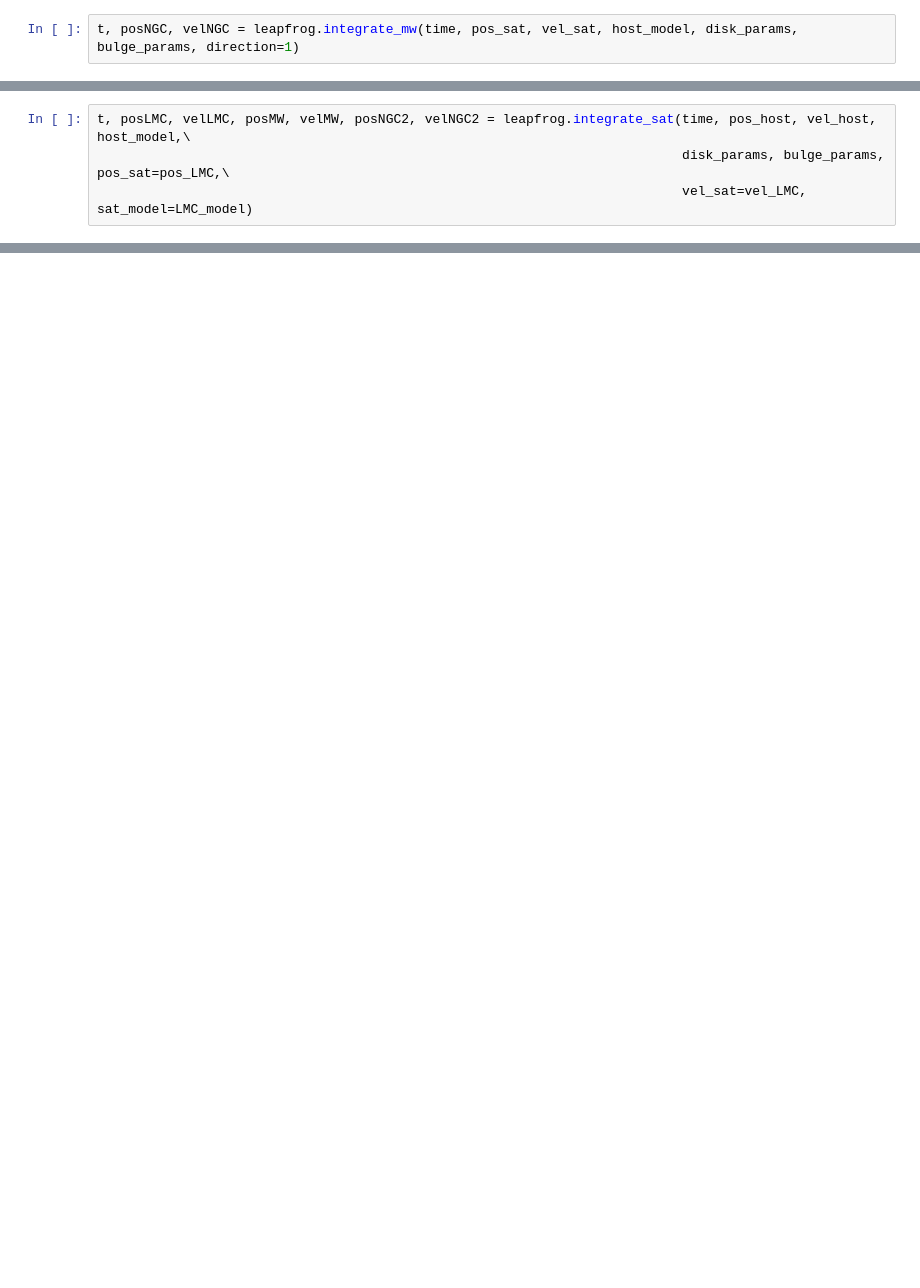
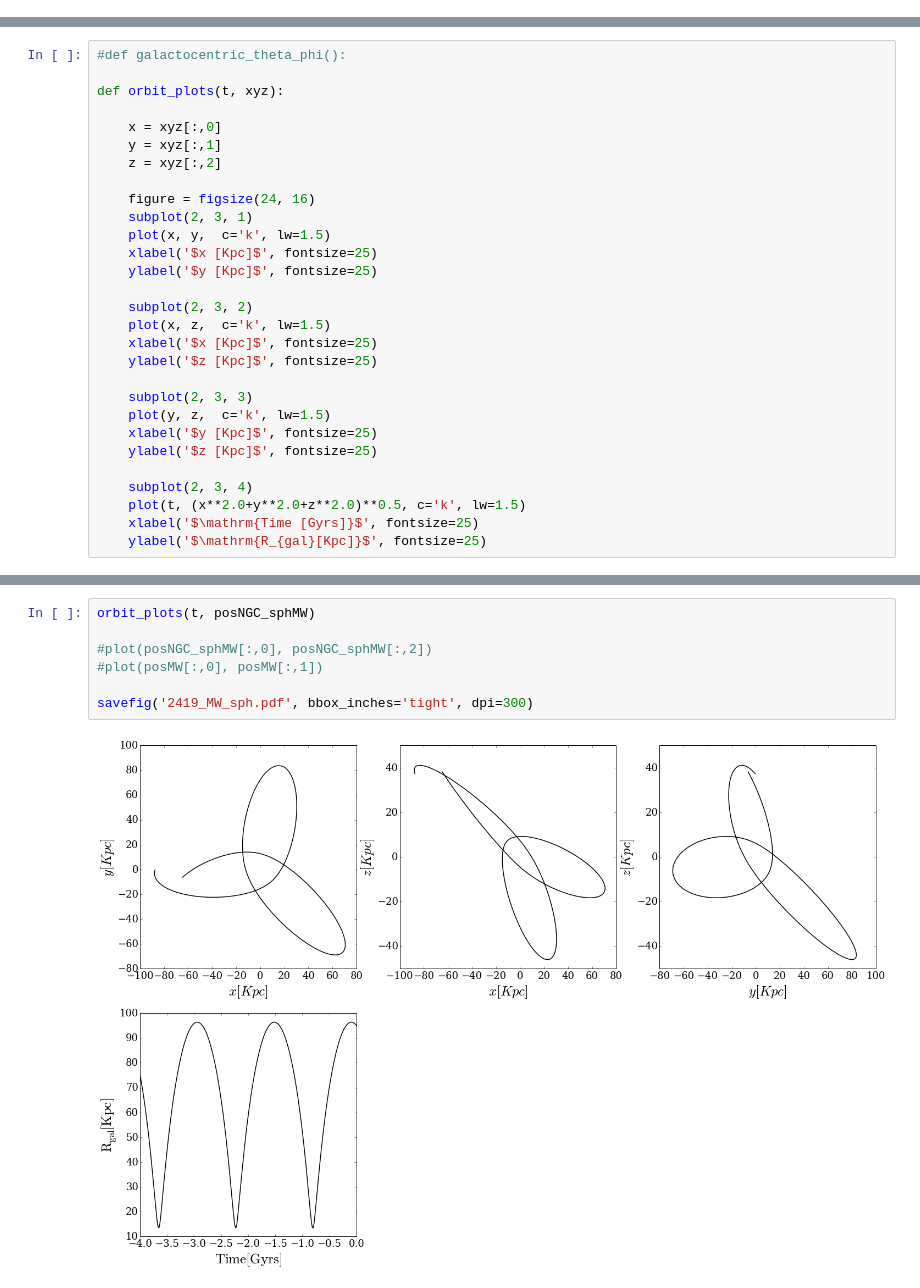
Before and after one commit to jngaravitoc/test_orbits, a Jupyter notebook: exploratory_code/orbits_MW.ipynb, the cells around one changed output, grey strips where cells are left out. Cells and saved outputs as stored; diff of their text form; blank space fills up the shorter version.

```diff
--- a/exploratory_code/orbits_MW.ipynb
+++ b/exploratory_code/orbits_MW.ipynb
@@ -25,2 +0,0 @@ bulge_params = [1E10, 0.7]
-# %%
-t, posNGC, velNGC = leapfrog.integrate_mw(time, pos_sat, vel_sat, host_model, disk_params, bulge_params, direction=1)
@@ -40,4 +0,0 @@ vel_LMC = [16.55, 48.46, -31.33]
-# %%
-t, posLMC, velLMC, posMW, velMW, posNGC2, velNGC2 = leapfrog.integrate_sat(time, pos_host, vel_host, host_model,\
-                                                                           disk_params, bulge_params, pos_sat=pos_LMC,\
-                                                                           vel_sat=vel_LMC, sat_model=LMC_model)
@@ -95,0 +17,29 @@ hola
+# %%
+#def galactocentric_theta_phi():
+
+def orbit_plots(t, xyz):
+
+    x = xyz[:,0]
+    y = xyz[:,1]
+    z = xyz[:,2]
+
+    figure = figsize(24, 16)
+    subplot(2, 3, 1)
+    plot(x, y,  c='k', lw=1.5)
+    xlabel('$x [Kpc]$', fontsize=25)
+    ylabel('$y [Kpc]$', fontsize=25)
+
+    subplot(2, 3, 2)
+    plot(x, z,  c='k', lw=1.5)
+    xlabel('$x [Kpc]$', fontsize=25)
+    ylabel('$z [Kpc]$', fontsize=25)
+
+    subplot(2, 3, 3)
+    plot(y, z,  c='k', lw=1.5)
+    xlabel('$y [Kpc]$', fontsize=25)
+    ylabel('$z [Kpc]$', fontsize=25)
+
+    subplot(2, 3, 4)
+    plot(t, (x**2.0+y**2.0+z**2.0)**0.5, c='k', lw=1.5)
+    xlabel('$\mathrm{Time [Gyrs]}$', fontsize=25)
+    ylabel('$\mathrm{R_{gal}[Kpc]}$', fontsize=25)
@@ -95,0 +74,9 @@ hola
+# %%
+orbit_plots(t, posNGC_sphMW)
+
+#plot(posNGC_sphMW[:,0], posNGC_sphMW[:,2])
+#plot(posMW[:,0], posMW[:,1])
+
+savefig('2419_MW_sph.pdf', bbox_inches='tight', dpi=300)
+# %% [output]
+[figure, added]
```
Also changed, not shown: parts of 35 cells of this notebook.
